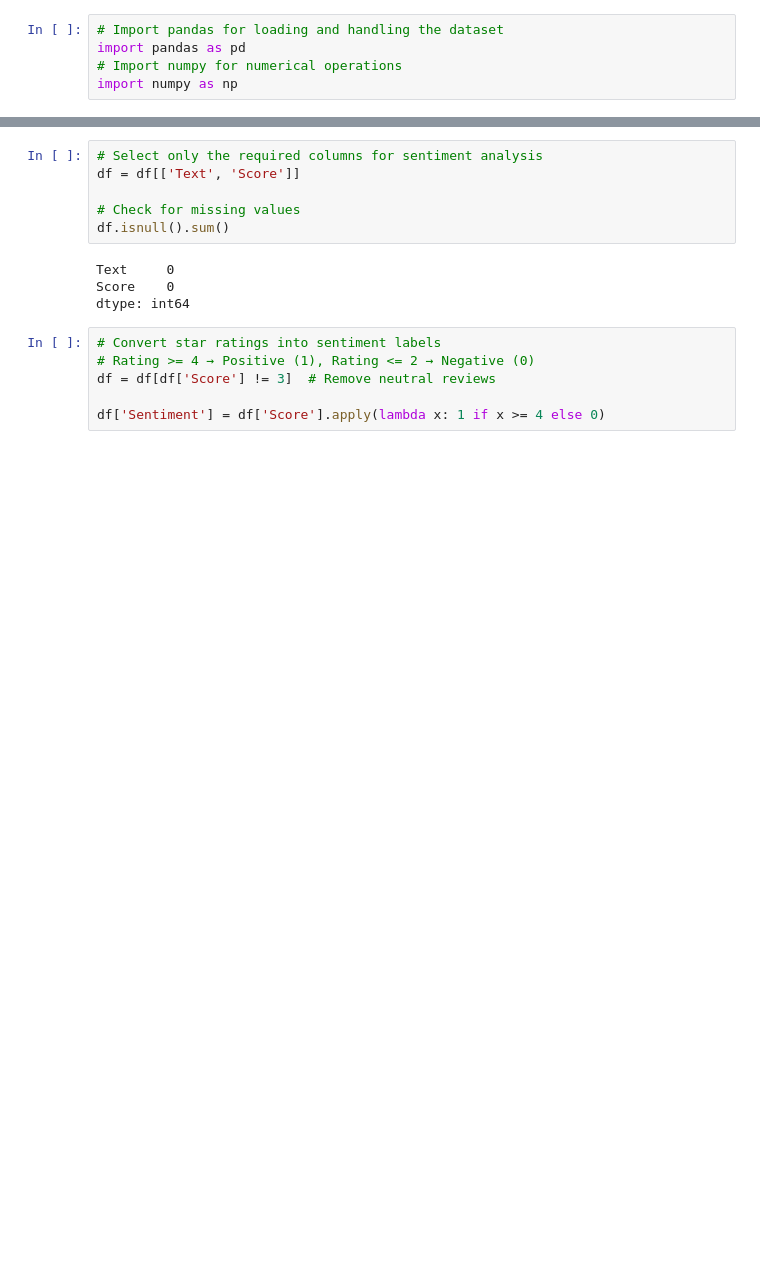
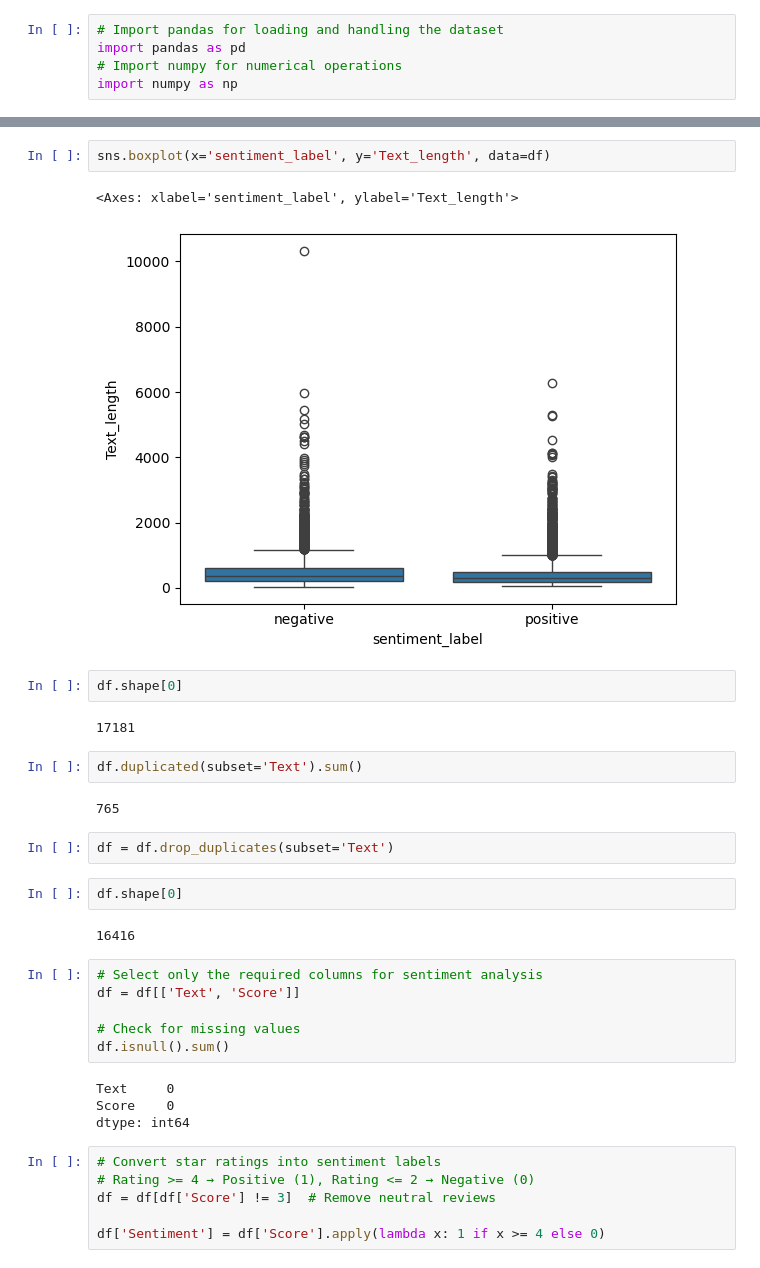
Before and after one commit to BibekSingh17/Amazon_Product_Sentiment_Analysis, a Jupyter notebook: Code/Bibek Kumar Singh.ipynb, the cells around one changed output, grey strips where cells are left out. Cells and saved outputs as stored; diff of their text form; blank space fills up the shorter version.

```diff
--- a/Code/Bibek Kumar Singh.ipynb
+++ b/Code/Bibek Kumar Singh.ipynb
@@ -19,3 +90,22 @@ df.head()
+# %%
+sns.boxplot(x='sentiment_label', y='Text_length', data=df)
+# %% [output]
+<Axes: xlabel='sentiment_label', ylabel='Text_length'>
+[figure, added]
+# %%
+df.shape[0]
+# %% [output]
+17181
+# %%
+df.duplicated(subset='Text').sum()
+# %% [output]
+765
+# %%
+df = df.drop_duplicates(subset='Text')
+# %%
+df.shape[0]
+# %% [output]
+16416
 # %%
 # Select only the required columns for sentiment analysis
 df = df[['Text', 'Score']]
```
Also changed, not shown: parts of 25 cells of this notebook.
